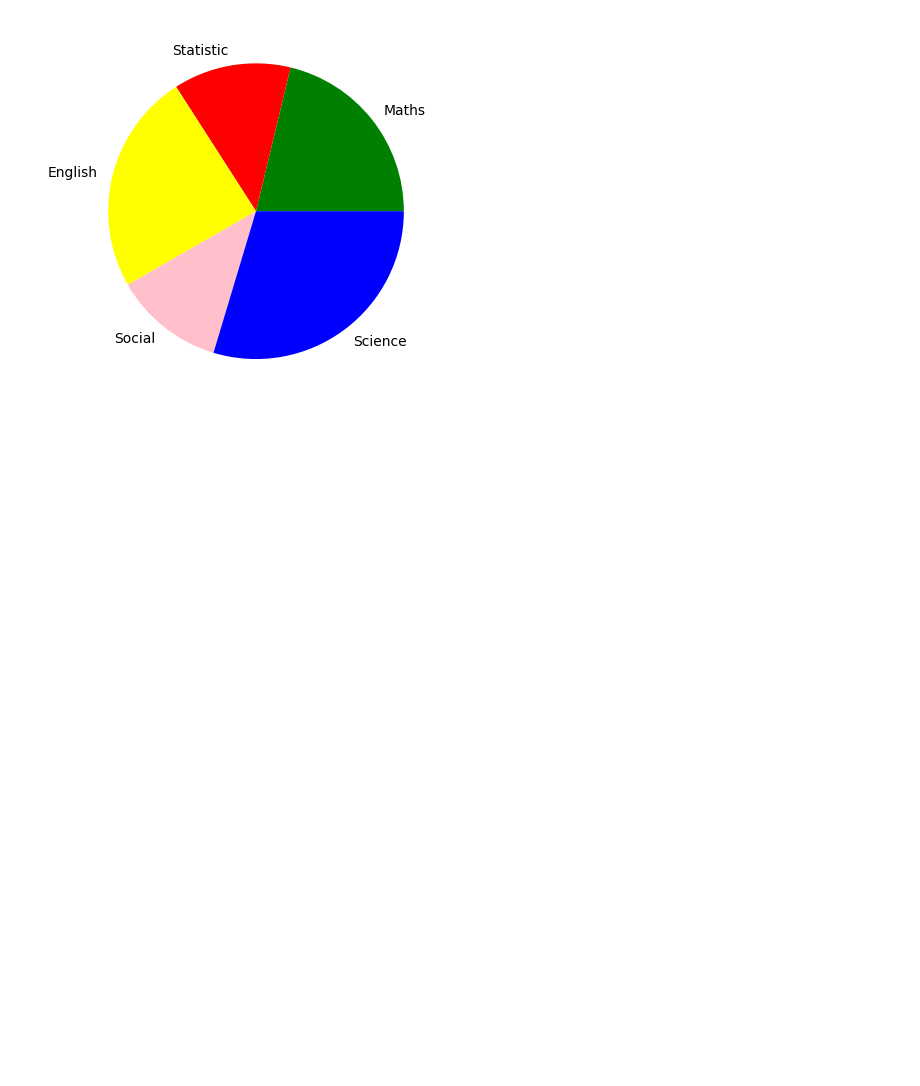
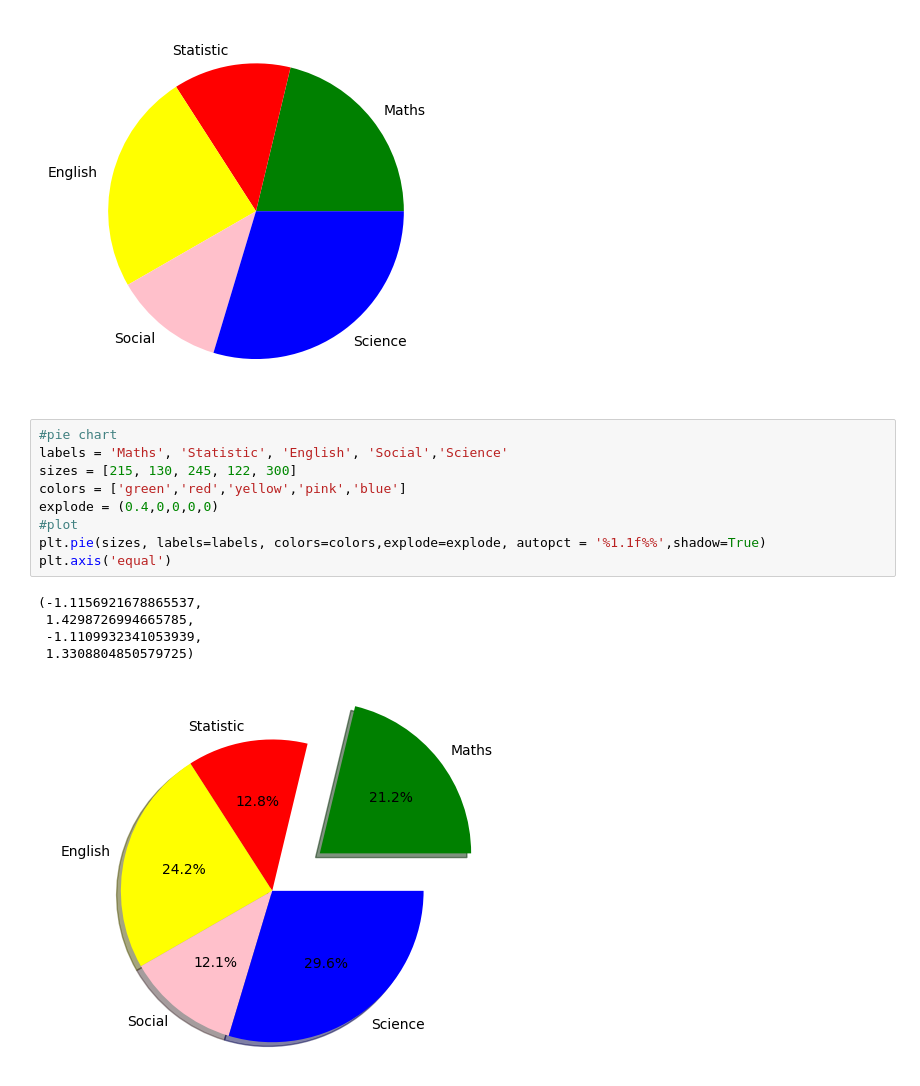
Before and after one commit to sajid-the-data-guy/Libraries_DS, a Jupyter notebook: matplotlib.ipynb, the cells around one changed output. Saved outputs shown, nothing was run; the diff lists cells and outputs as text; blank space fills up the shorter version.

```diff
--- a/matplotlib.ipynb
+++ b/matplotlib.ipynb
@@ -169,3 +169,18 @@ plt.pie(sizes, labels=labels, colors=colors)
   Text(-0.6835479733323131, -0.8618365089466142, 'Social'),
   Text(0.6564685939360215, -0.8826375162974114, 'Science')])
 [figure]
+# %%
+#pie chart
+labels = 'Maths', 'Statistic', 'English', 'Social','Science'
+sizes = [215, 130, 245, 122, 300]
+colors = ['green','red','yellow','pink','blue']
+explode = (0.4,0,0,0,0)
+#plot
+plt.pie(sizes, labels=labels, colors=colors,explode=explode, autopct = '%1.1f%%',shadow=True)
+plt.axis('equal')
+# %% [output]
+(-1.1156921678865537,
+ 1.4298726994665785,
+ -1.1109932341053939,
+ 1.3308804850579725)
+[figure, added]
```
